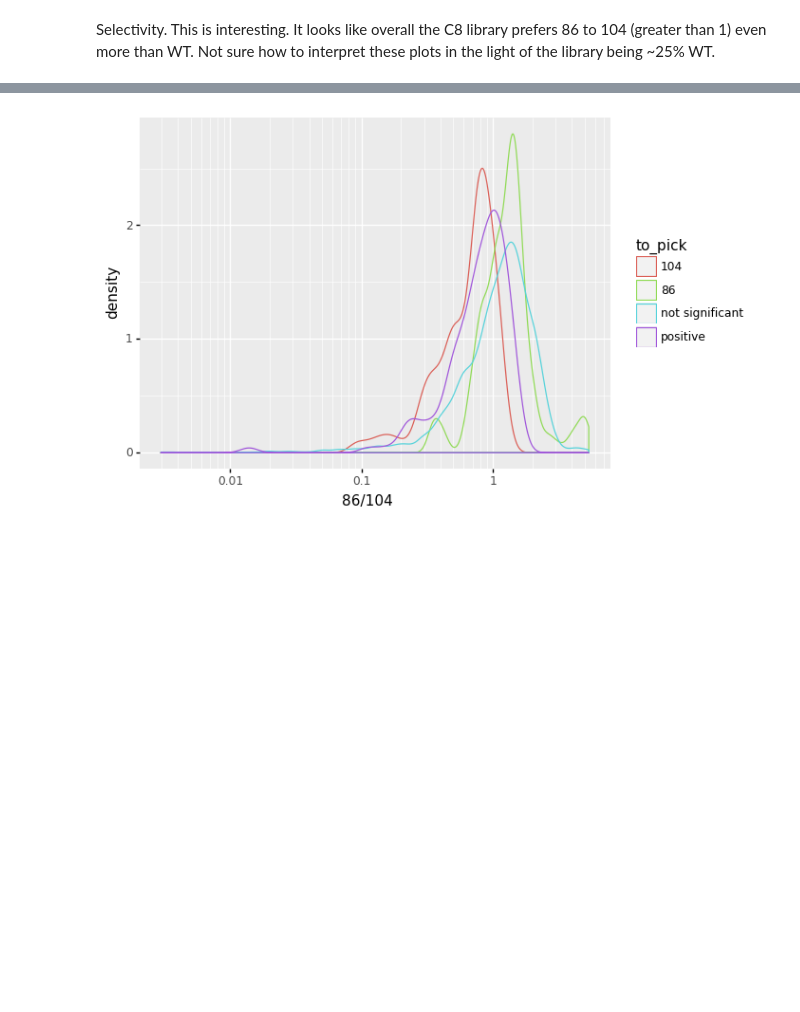
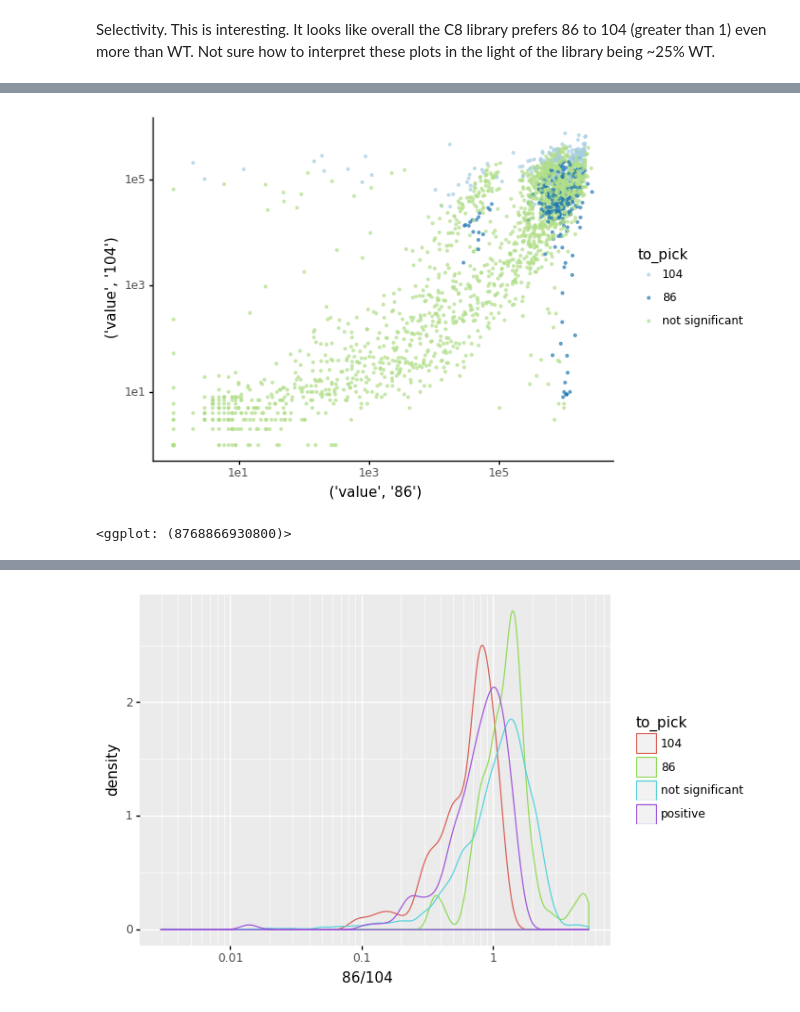
Before and after one commit to c-bun/ScreenTools, a Jupyter notebook: compile_data.ipynb, the cells around one changed output, grey strips where cells are left out. Saved outputs shown, nothing was run; the diff lists cells and outputs as text; code cells hidden in the pictures; blank space fills up the shorter version.

```diff
--- a/compile_data.ipynb
+++ b/compile_data.ipynb
@@ -127,3 +189,23 @@ Selectivity. This is interesting. It looks like overall the C8 library prefers 8
+# %%
+# now exclude points labeled "positive" in the column "to_pick"
+experimental = pivoted[pivoted["to_pick"] != "positive"]
+
+# export plot to PDF
+(
+    pn.ggplot(
+        experimental,
+        pn.aes(experimental["value", "86"], experimental["value", "104"], color="to_pick"),
+    )
+    + pn.geom_point(alpha=.6, size=0.7)
+    + pn.scale_x_log10()
+    + pn.scale_y_log10()
+#    + pn.geom_abline(intercept=0, slope=1)
+    + pn.theme_classic()
+    + pn.scale_color_brewer(type='qual', palette=3)
+)#.save("experimental.pdf")
+# %% [output]
+[figure, added]
+<ggplot: (8768866930800)>
 # %%
 (
     pn.ggplot(
```
Also changed, not shown: parts of 6 cells of this notebook, 1 other file.
